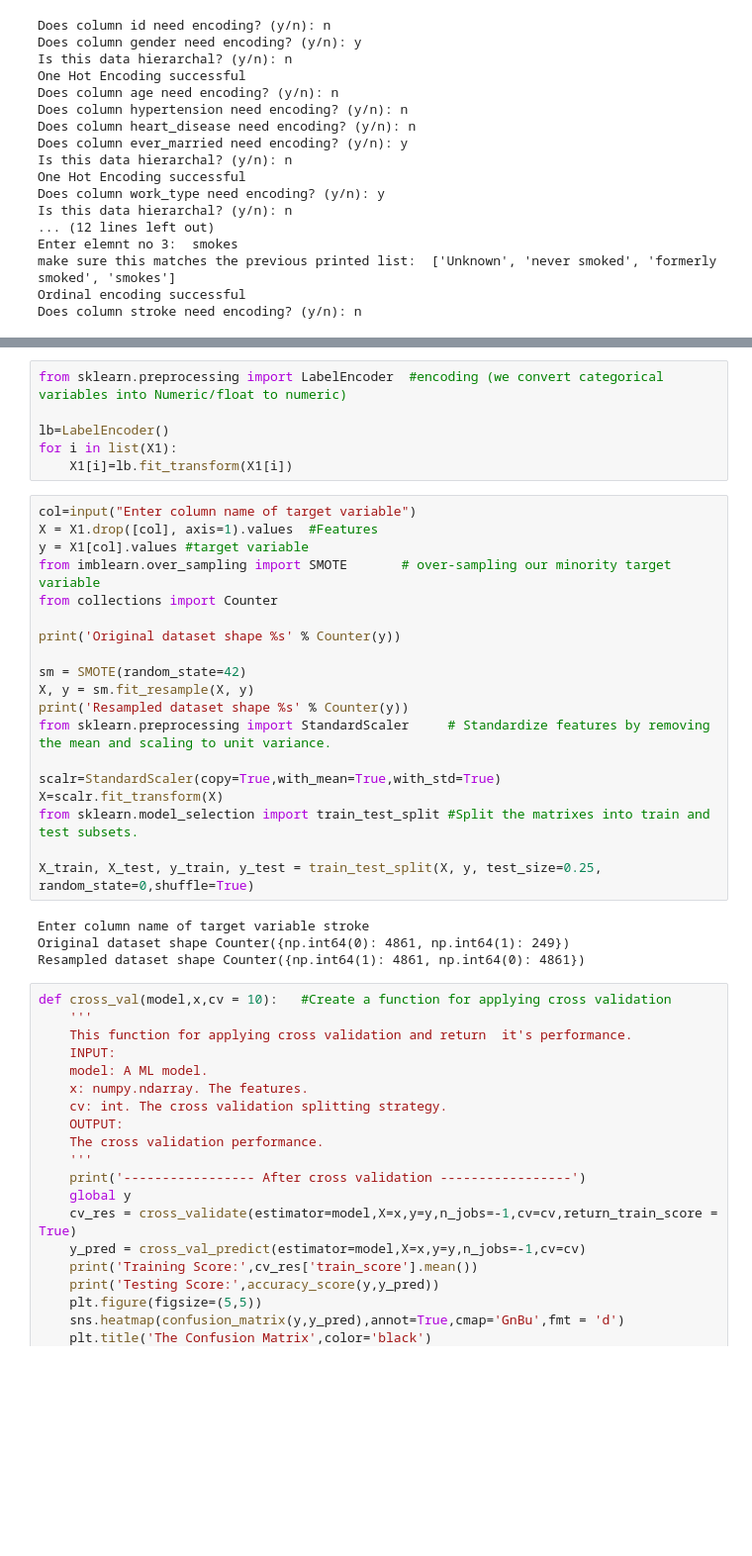
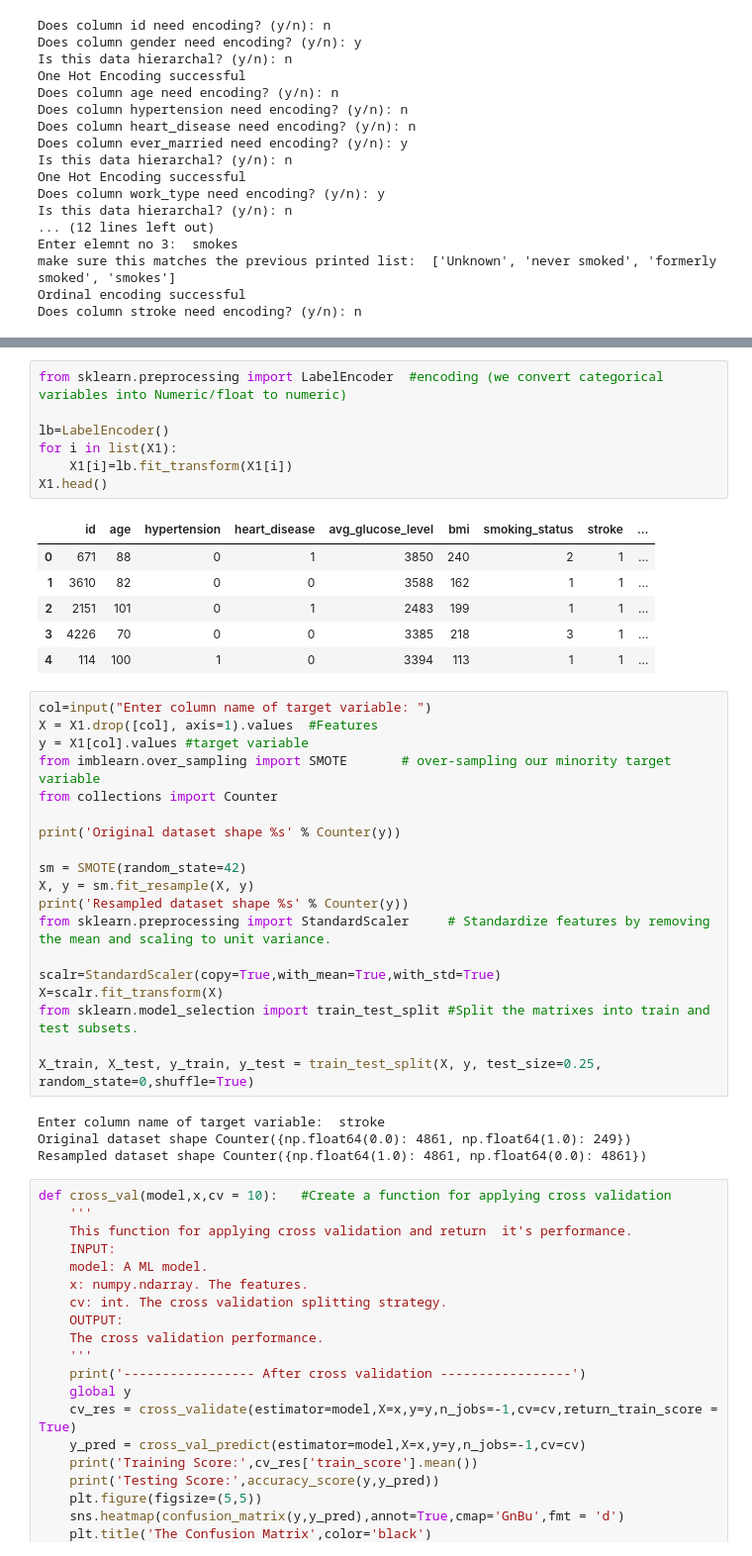
Before and after one commit to 123krish123456/Automated-Data-Analysis, a Jupyter notebook: Main.ipynb, the cells around one changed output, grey strips where cells are left out. Shown at 99% size. Saved outputs shown, nothing was run; the diff lists cells and outputs as text; blank space fills up the shorter version.

```diff
--- a/Main.ipynb
+++ b/Main.ipynb
@@ -236,11 +323,19 @@ X1.corr().style.background_gradient(cmap='GnBu')
 # %%
 from sklearn.preprocessing import LabelEncoder  #encoding (we convert categorical variables into Numeric/float to numeric)
 
 lb=LabelEncoder()
 for i in list(X1):
     X1[i]=lb.fit_transform(X1[i])
+X1.head()
+# %% [output]
+|  | id | age | hypertension | heart_disease | avg_glucose_level | bmi | smoking_status | stroke | ... |
+| 0 | 671 | 88 | 0 | 1 | 3850 | 240 | 2 | 1 | ... |
+| 1 | 3610 | 82 | 0 | 0 | 3588 | 162 | 1 | 1 | ... |
+| 2 | 2151 | 101 | 0 | 1 | 2483 | 199 | 1 | 1 | ... |
+| 3 | 4226 | 70 | 0 | 0 | 3385 | 218 | 3 | 1 | ... |
+| 4 | 114 | 100 | 1 | 0 | 3394 | 113 | 1 | 1 | ... |
 # %%
-col=input("Enter column name of target variable")
+col=input("Enter column name of target variable: ")
 X = X1.drop([col], axis=1).values  #Features
 y = X1[col].values #target variable
 from imblearn.over_sampling import SMOTE       # over-sampling our minority target variable
@@ -259,9 +354,9 @@ from sklearn.model_selection import train_test_split #Split the matrixes into tr
 
 X_train, X_test, y_train, y_test = train_test_split(X, y, test_size=0.25, random_state=0,shuffle=True)
 # %% [output]
-Enter column name of target variable stroke
-Original dataset shape Counter({np.int64(0): 4861, np.int64(1): 249})
-Resampled dataset shape Counter({np.int64(1): 4861, np.int64(0): 4861})
+Enter column name of target variable:  stroke
+Original dataset shape Counter({np.float64(0.0): 4861, np.float64(1.0): 249})
+Resampled dataset shape Counter({np.float64(1.0): 4861, np.float64(0.0): 4861})
 # %%
 def cross_val(model,x,cv = 10):   #Create a function for applying cross validation
     '''
```
Also changed, not shown: parts of 11 cells of this notebook.
